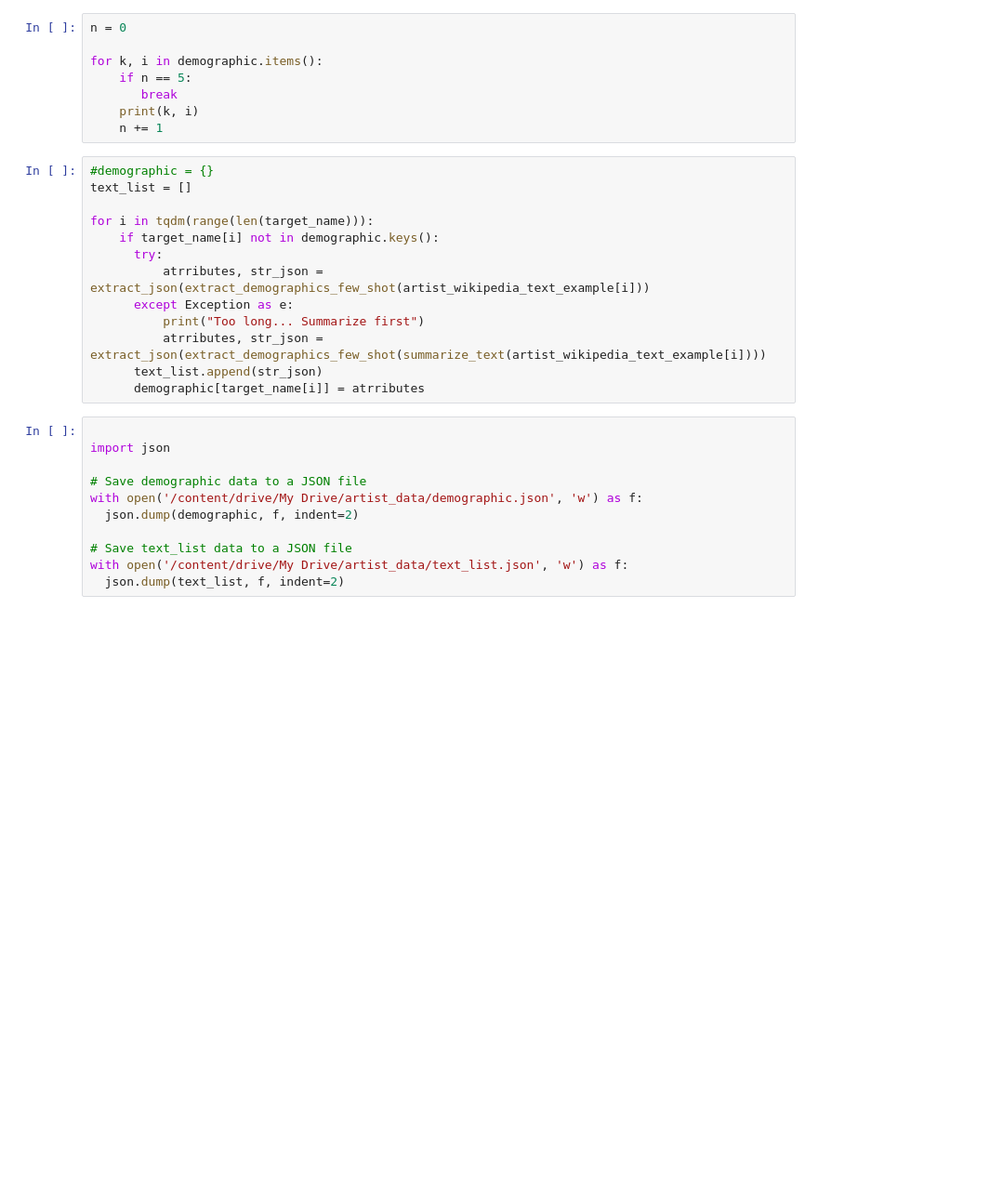
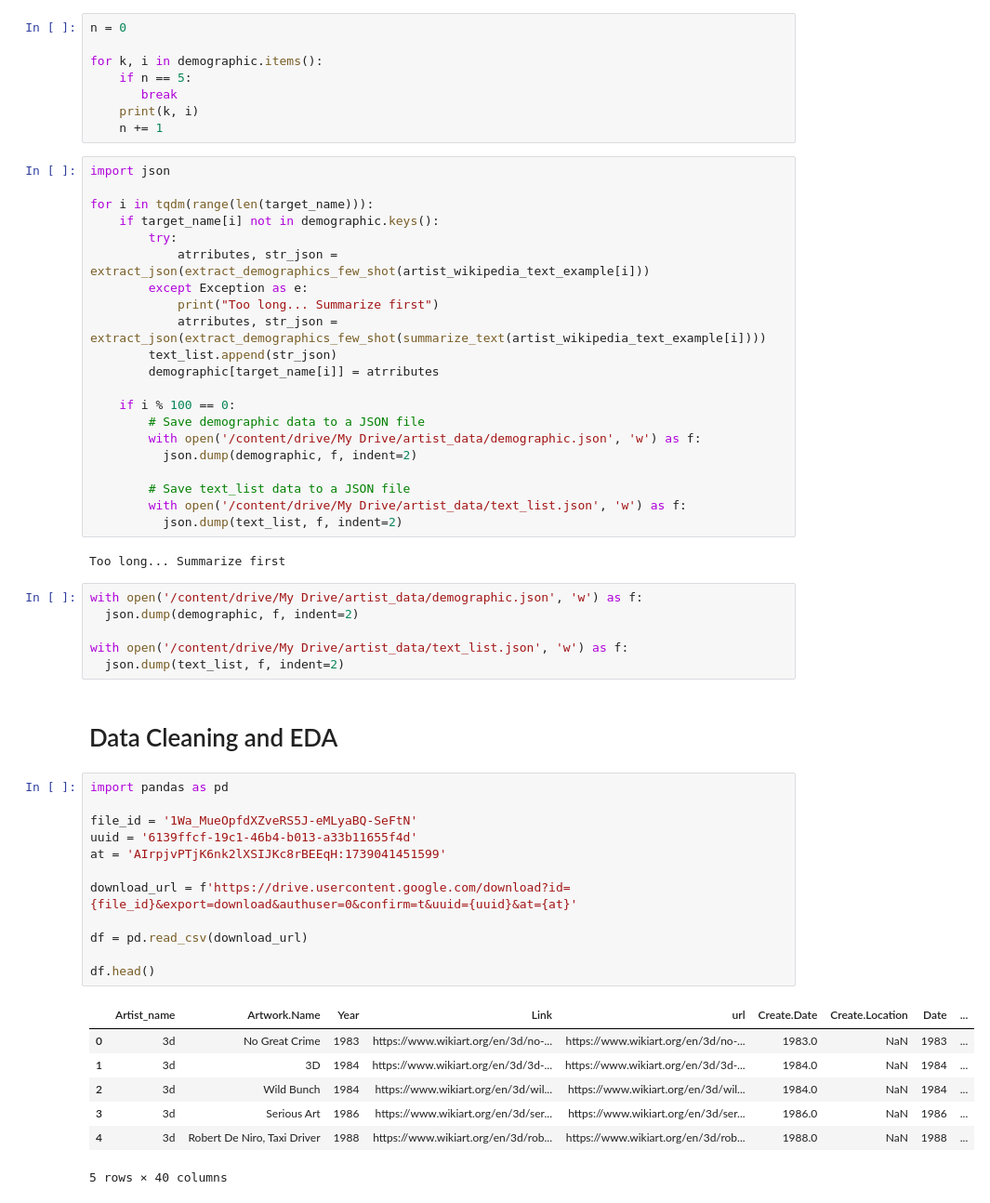
Before and after one commit to yangyuwang/wikiart_metadata, a Jupyter notebook: wikipedia_demographic_extract.ipynb, the cells around one changed output. Shown: that part at 93% size. Cells and saved outputs as stored; diff of their text form; blank space fills up the shorter version.

Commit message:
extracted

```diff
--- a/wikipedia_demographic_extract.ipynb
+++ b/wikipedia_demographic_extract.ipynb
@@ -265,26 +278,53 @@ for k, i in demographic.items():
     print(k, i)
     n += 1
 # %%
-#demographic = {}
-text_list = []
+import json
 
 for i in tqdm(range(len(target_name))):
     if target_name[i] not in demographic.keys():
-      try:
-          atrributes, str_json = extract_json(extract_demographics_few_shot(artist_wikipedia_text_example[i]))
-      except Exception as e:
-          print("Too long... Summarize first")
-          atrributes, str_json = extract_json(extract_demographics_few_shot(summarize_text(artist_wikipedia_text_example[i])))
-      text_list.append(str_json)
-      demographic[target_name[i]] = atrributes
+        try:
+            atrributes, str_json = extract_json(extract_demographics_few_shot(artist_wikipedia_text_example[i]))
+        except Exception as e:
+            print("Too long... Summarize first")
+            atrributes, str_json = extract_json(extract_demographics_few_shot(summarize_text(artist_wikipedia_text_example[i])))
+        text_list.append(str_json)
+        demographic[target_name[i]] = atrributes
+
+    if i % 100 == 0:
+        # Save demographic data to a JSON file
+        with open('/content/drive/My Drive/artist_data/demographic.json', 'w') as f:
+          json.dump(demographic, f, indent=2)
+
+        # Save text_list data to a JSON file
+        with open('/content/drive/My Drive/artist_data/text_list.json', 'w') as f:
+          json.dump(text_list, f, indent=2)
+# %% [output]
+Too long... Summarize first
 # %%
-
-import json
-
-# Save demographic data to a JSON file
 with open('/content/drive/My Drive/artist_data/demographic.json', 'w') as f:
   json.dump(demographic, f, indent=2)
 
-# Save text_list data to a JSON file
 with open('/content/drive/My Drive/artist_data/text_list.json', 'w') as f:
   json.dump(text_list, f, indent=2)
+# %% [markdown]
+# Data Cleaning and EDA
+# %%
+import pandas as pd
+
+file_id = '1Wa_MueOpfdXZveRS5J-eMLyaBQ-SeFtN'
+uuid = '6139ffcf-19c1-46b4-b013-a33b11655f4d'
+at = 'AIrpjvPTjK6nk2lXSIJKc8rBEEqH:1739041451599'
+
+download_url = f'https://drive.usercontent.google.com/download?id={file_id}&export=download&authuser=0&confirm=t&uuid={uuid}&at={at}'
+
+df = pd.read_csv(download_url)
+
+df.head()
+# %% [output]
+|  | Artist_name | Artwork.Name | Year | Link | url | Create.Date | Create.Location | Date | ... |
+| 0 | 3d | No Great Crime | 1983 | https://www.wikiart.org/en/3d/no-... | https://www.wikiart.org/en/3d/no-... | 1983.0 | NaN | 1983 | ... |
+| 1 | 3d | 3D | 1984 | https://www.wikiart.org/en/3d/3d-... | https://www.wikiart.org/en/3d/3d-... | 1984.0 | NaN | 1984 | ... |
+| 2 | 3d | Wild Bunch | 1984 | https://www.wikiart.org/en/3d/wil... | https://www.wikiart.org/en/3d/wil... | 1984.0 | NaN | 1984 | ... |
+| 3 | 3d | Serious Art | 1986 | https://www.wikiart.org/en/3d/ser... | https://www.wikiart.org/en/3d/ser... | 1986.0 | NaN | 1986 | ... |
+| 4 | 3d | Robert De Niro, Taxi Driver | 1988 | https://www.wikiart.org/en/3d/rob... | https://www.wikiart.org/en/3d/rob... | 1988.0 | NaN | 1988 | ... |
+5 rows × 40 columns
```
Also changed, not shown: parts of 15 cells of this notebook.
